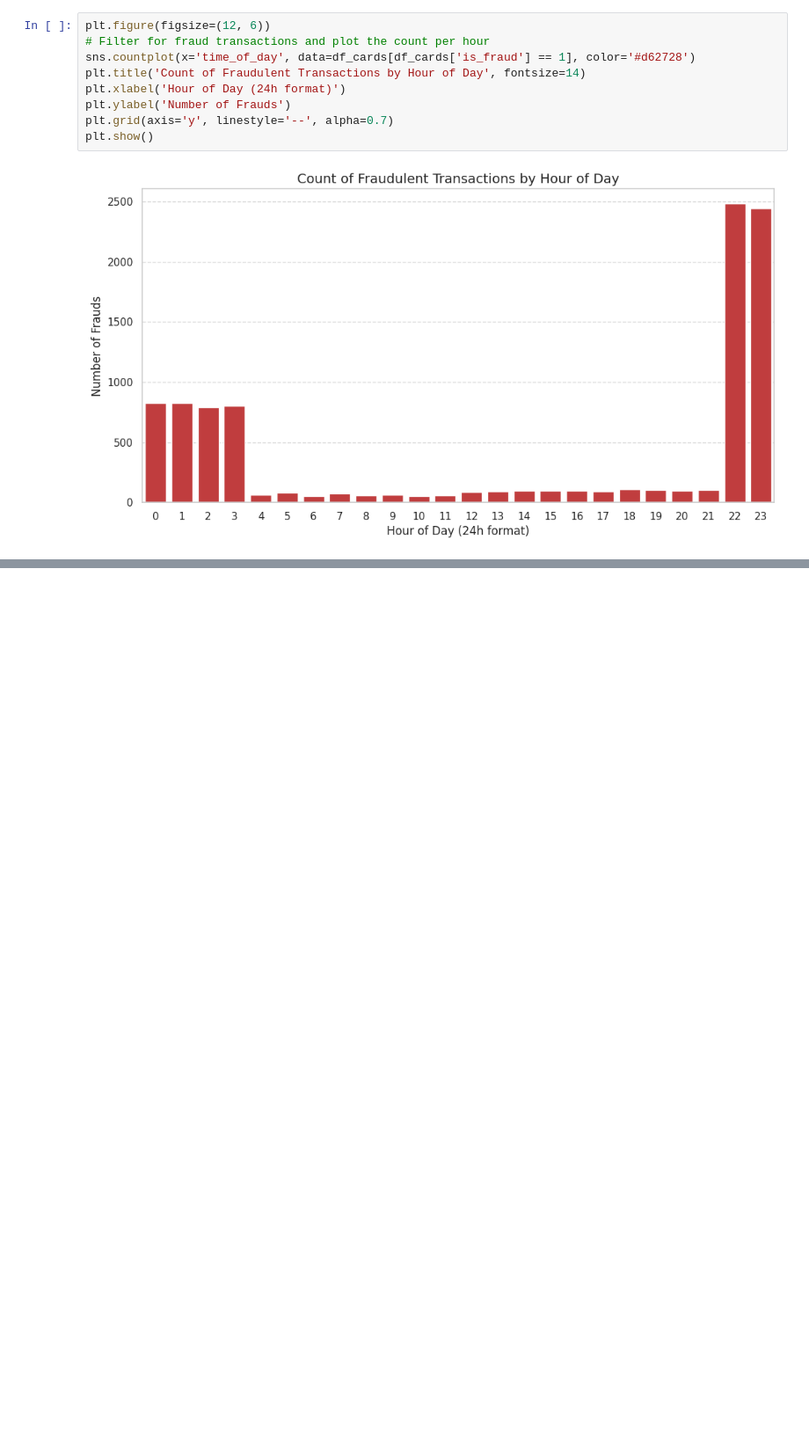
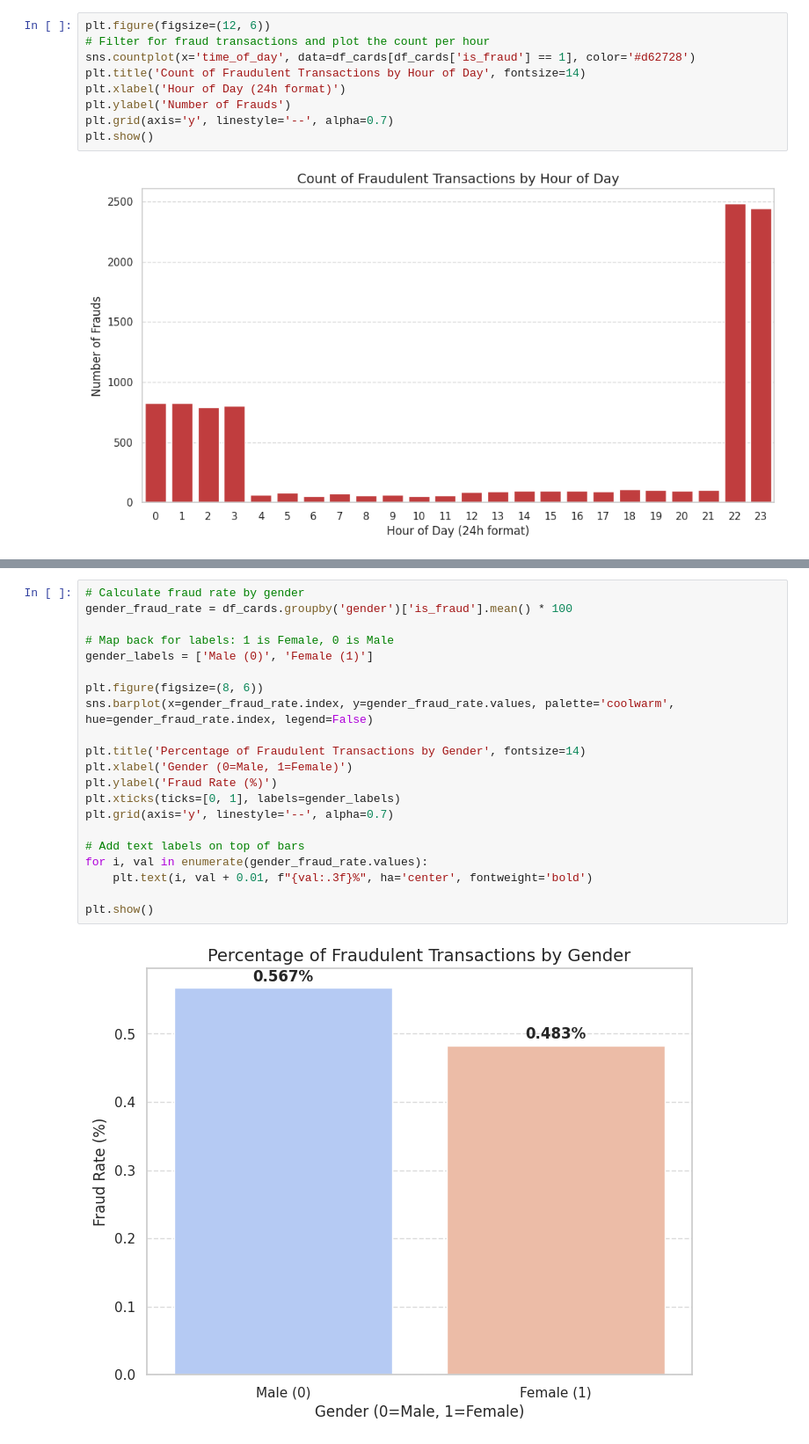
Before and after one commit to danieligelnik/CCFraudProject, a Jupyter notebook: DS_project.ipynb, the cells around one changed output, grey strips where cells are left out. Shown at 88% size. Saved outputs shown, nothing was run; the diff lists cells and outputs as text; blank space fills up the shorter version.

```diff
--- a/DS_project.ipynb
+++ b/DS_project.ipynb
@@ -376,0 +473,23 @@ plt.show()
+# %%
+# Calculate fraud rate by gender
+gender_fraud_rate = df_cards.groupby('gender')['is_fraud'].mean() * 100
+
+# Map back for labels: 1 is Female, 0 is Male
+gender_labels = ['Male (0)', 'Female (1)']
+
+plt.figure(figsize=(8, 6))
+sns.barplot(x=gender_fraud_rate.index, y=gender_fraud_rate.values, palette='coolwarm', hue=gender_fraud_rate.index, legend=False)
+
+plt.title('Percentage of Fraudulent Transactions by Gender', fontsize=14)
+plt.xlabel('Gender (0=Male, 1=Female)')
+plt.ylabel('Fraud Rate (%)')
+plt.xticks(ticks=[0, 1], labels=gender_labels)
+plt.grid(axis='y', linestyle='--', alpha=0.7)
+
+# Add text labels on top of bars
+for i, val in enumerate(gender_fraud_rate.values):
+    plt.text(i, val + 0.01, f"{val:.3f}%", ha='center', fontweight='bold')
+
+plt.show()
+# %% [output]
+[figure, added]
```
Also changed, not shown: parts of 4 cells of this notebook.
